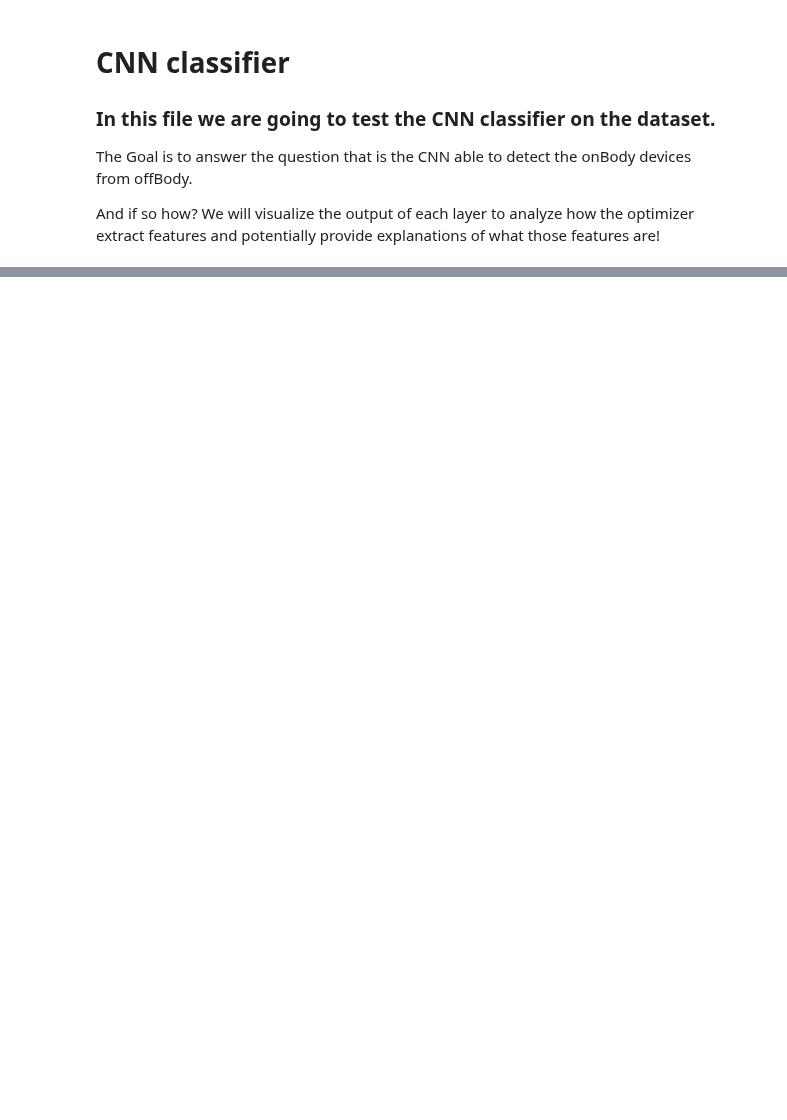
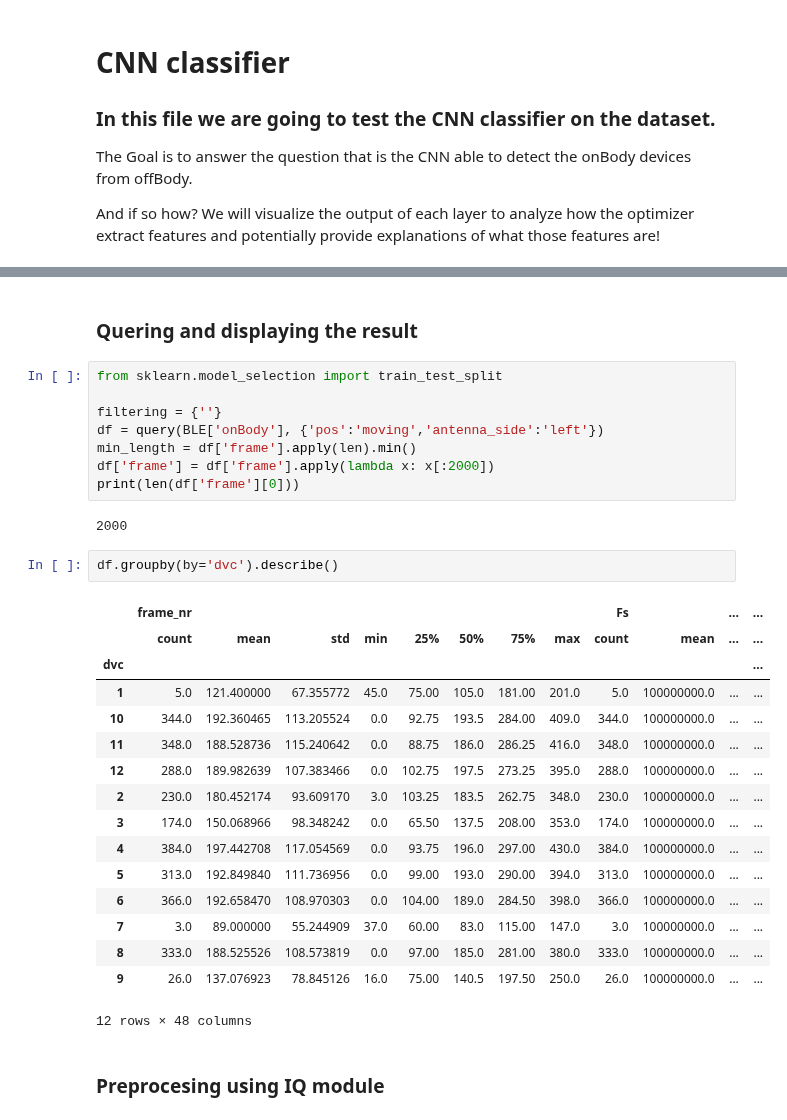
Before and after one commit to mkashani-phd/BLEWBAN_Dataset, a Jupyter notebook: Examples/CNN.ipynb, the cells around one changed output, grey strips where cells are left out. Drawn from its saved outputs; the diff is of its cells as text; blank space fills up the shorter version.

```diff
--- a/Examples/CNN.ipynb
+++ b/Examples/CNN.ipynb
@@ -72 +66,34 @@ def fft_normalized(row, threshold = 0.5):
+# %% [markdown]
+### Quering and displaying the result
+# %%
+from sklearn.model_selection import train_test_split
+
+filtering = {''}
+df = query(BLE['onBody'], {'pos':'moving','antenna_side':'left'})
+min_length = df['frame'].apply(len).min()
+df['frame'] = df['frame'].apply(lambda x: x[:2000])
+print(len(df['frame'][0]))
+# %% [output]
+2000
+# %%
+df.groupby(by='dvc').describe()
+# %% [output]
+|  | frame_nr |  |  |  |  |  |  |  | Fs |  | ... | ... |
+|  | count | mean | std | min | 25% | 50% | 75% | max | count | mean | ... | ... |
+| dvc |  |  |  |  |  |  |  |  |  |  |  | ... |
+| 1 | 5.0 | 121.400000 | 67.355772 | 45.0 | 75.00 | 105.0 | 181.00 | 201.0 | 5.0 | 100000000.0 | ... | ... |
+| 10 | 344.0 | 192.360465 | 113.205524 | 0.0 | 92.75 | 193.5 | 284.00 | 409.0 | 344.0 | 100000000.0 | ... | ... |
+| 11 | 348.0 | 188.528736 | 115.240642 | 0.0 | 88.75 | 186.0 | 286.25 | 416.0 | 348.0 | 100000000.0 | ... | ... |
+| 12 | 288.0 | 189.982639 | 107.383466 | 0.0 | 102.75 | 197.5 | 273.25 | 395.0 | 288.0 | 100000000.0 | ... | ... |
+| 2 | 230.0 | 180.452174 | 93.609170 | 3.0 | 103.25 | 183.5 | 262.75 | 348.0 | 230.0 | 100000000.0 | ... | ... |
+| 3 | 174.0 | 150.068966 | 98.348242 | 0.0 | 65.50 | 137.5 | 208.00 | 353.0 | 174.0 | 100000000.0 | ... | ... |
+| 4 | 384.0 | 197.442708 | 117.054569 | 0.0 | 93.75 | 196.0 | 297.00 | 430.0 | 384.0 | 100000000.0 | ... | ... |
+| 5 | 313.0 | 192.849840 | 111.736956 | 0.0 | 99.00 | 193.0 | 290.00 | 394.0 | 313.0 | 100000000.0 | ... | ... |
+| 6 | 366.0 | 192.658470 | 108.970303 | 0.0 | 104.00 | 189.0 | 284.50 | 398.0 | 366.0 | 100000000.0 | ... | ... |
+| 7 | 3.0 | 89.000000 | 55.244909 | 37.0 | 60.00 | 83.0 | 115.00 | 147.0 | 3.0 | 100000000.0 | ... | ... |
+| 8 | 333.0 | 188.525526 | 108.573819 | 0.0 | 97.00 | 185.0 | 281.00 | 380.0 | 333.0 | 100000000.0 | ... | ... |
+| 9 | 26.0 | 137.076923 | 78.845126 | 16.0 | 75.00 | 140.5 | 197.50 | 250.0 | 26.0 | 100000000.0 | ... | ... |
+12 rows × 48 columns
+# %% [markdown]
+### Preprocesing using IQ module
 # %%
```
Also changed, not shown: parts of 15 cells of this notebook, 3 other files.
